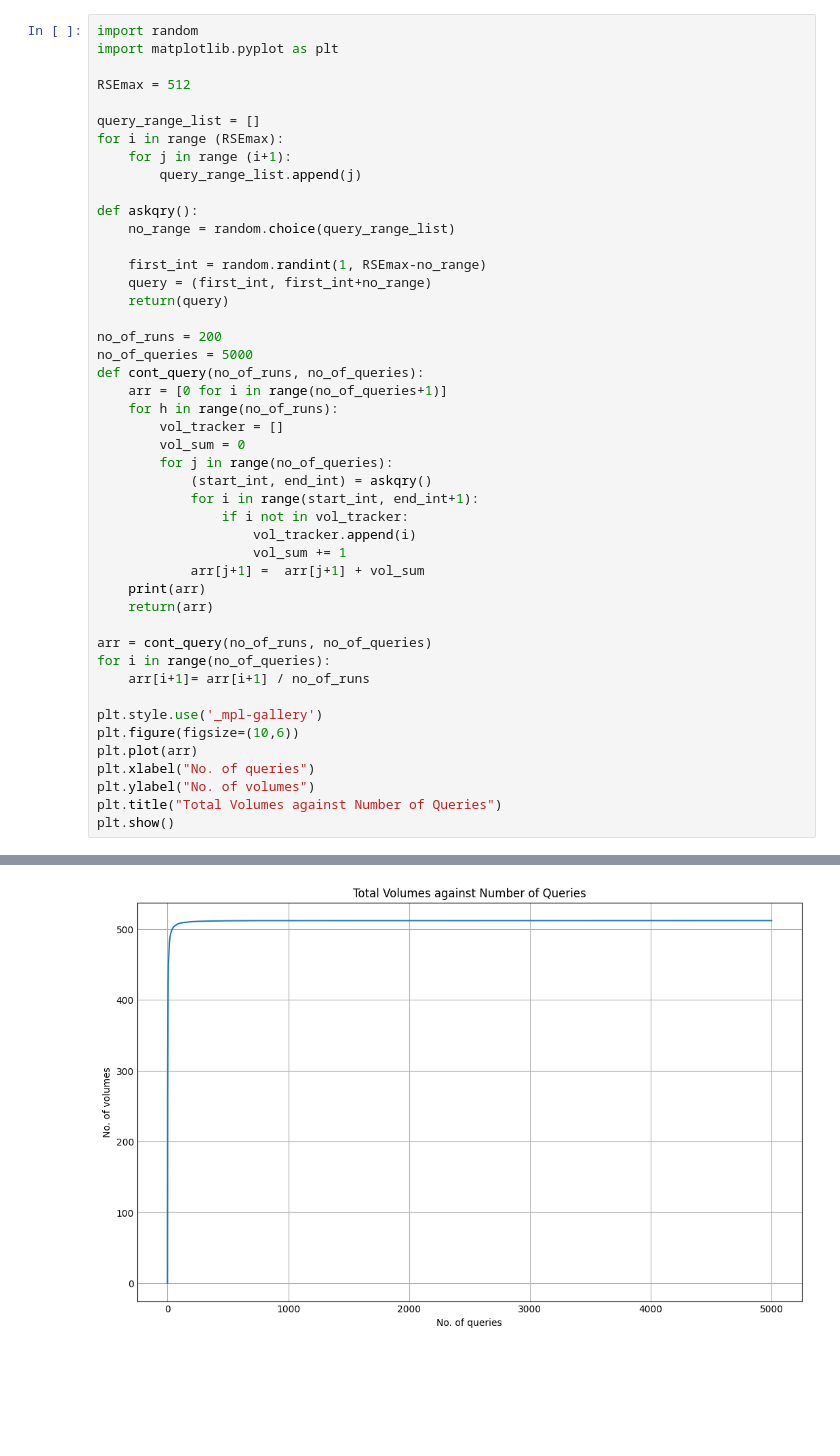
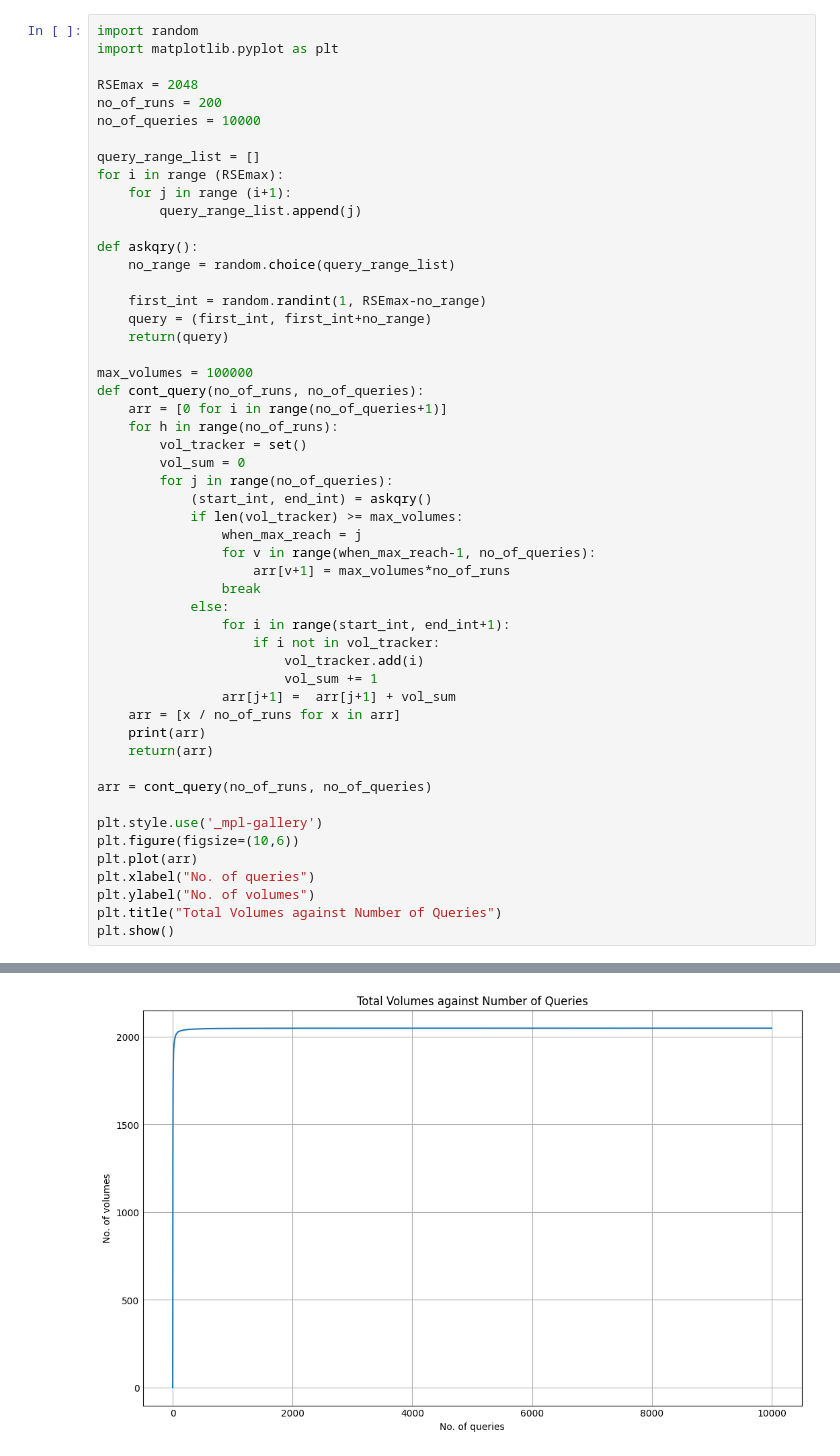
Before and after one commit to Clocksify/Benito-s-Bento-Boxes, a Jupyter notebook: Experiment Plan/Constant/CONSTANTwithreplacement.ipynb, the cells around one changed output, grey strips where cells are left out. Cells and saved outputs as stored; diff of their text form; blank space fills up the shorter version.

```diff
--- a/Experiment Plan/Constant/CONSTANTwithreplacement.ipynb
+++ b/Experiment Plan/Constant/CONSTANTwithreplacement.ipynb
@@ -2,7 +2,9 @@
 import random
 import matplotlib.pyplot as plt
 
-RSEmax = 512
+RSEmax = 2048
+no_of_runs = 200
+no_of_queries = 10000
 
 query_range_list = []
 for i in range (RSEmax):
@@ -16,26 +18,30 @@ def askqry():
     query = (first_int, first_int+no_range)
     return(query)
 
-no_of_runs = 200
-no_of_queries = 5000
+max_volumes = 100000
 def cont_query(no_of_runs, no_of_queries):
     arr = [0 for i in range(no_of_queries+1)]
     for h in range(no_of_runs):
-        vol_tracker = []
+        vol_tracker = set()
         vol_sum = 0
         for j in range(no_of_queries):
             (start_int, end_int) = askqry()
-            for i in range(start_int, end_int+1):
-                if i not in vol_tracker:
-                    vol_tracker.append(i)
-                    vol_sum += 1
-            arr[j+1] =  arr[j+1] + vol_sum
+            if len(vol_tracker) >= max_volumes:
+                when_max_reach = j
+                for v in range(when_max_reach-1, no_of_queries):
+                    arr[v+1] = max_volumes*no_of_runs
+                break
+            else:
+                for i in range(start_int, end_int+1):
+                    if i not in vol_tracker:
+                        vol_tracker.add(i)
+                        vol_sum += 1
+                arr[j+1] =  arr[j+1] + vol_sum
+    arr = [x / no_of_runs for x in arr]
     print(arr)
     return(arr)
 
 arr = cont_query(no_of_runs, no_of_queries)
-for i in range(no_of_queries):
-    arr[i+1]= arr[i+1] / no_of_runs
 
 plt.style.use('_mpl-gallery')
 plt.figure(figsize=(10,6))
@@ -49 +55 @@ plt.show()
-[figure, old version]
+[figure, new version]
```
Also changed, not shown: parts of 1 cell of this notebook.
